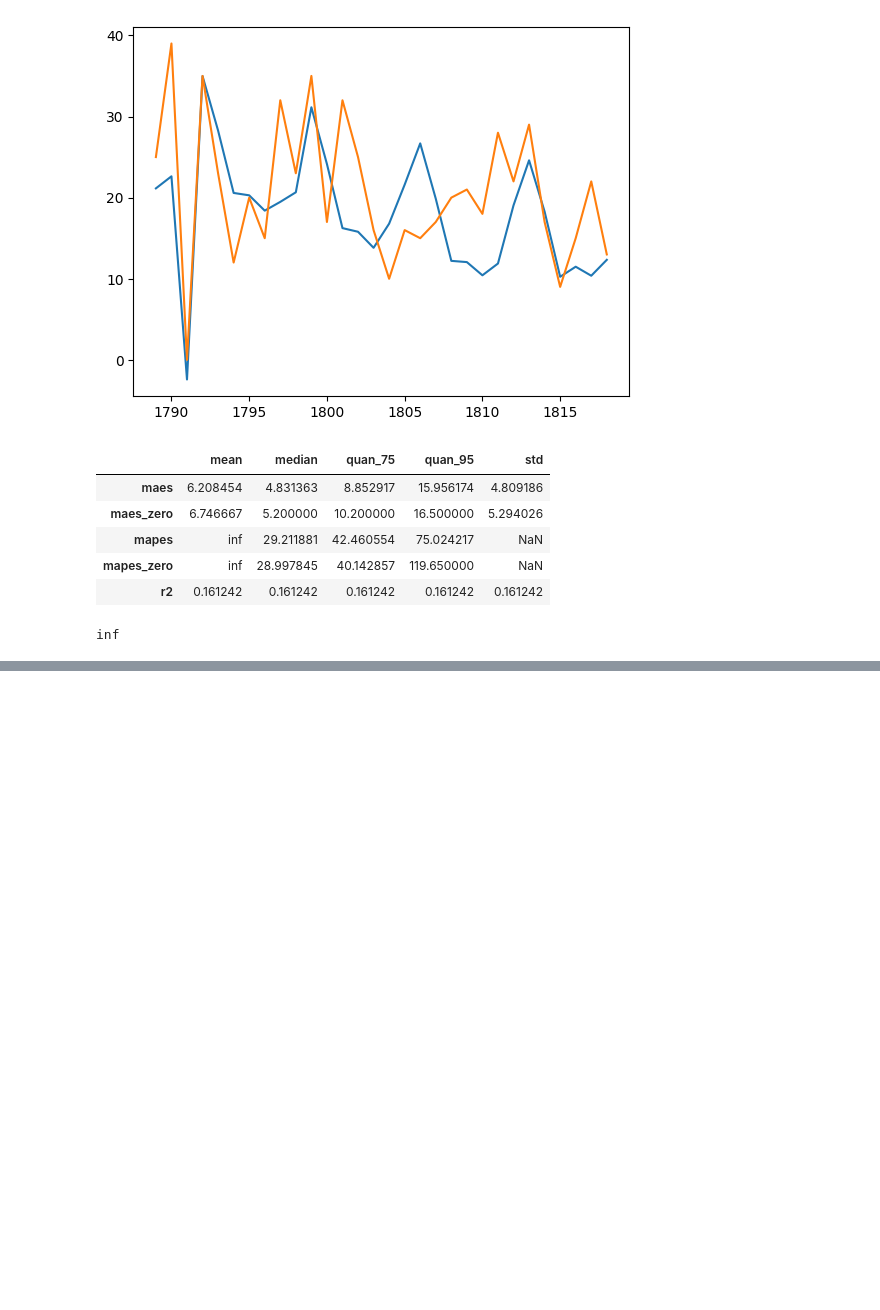
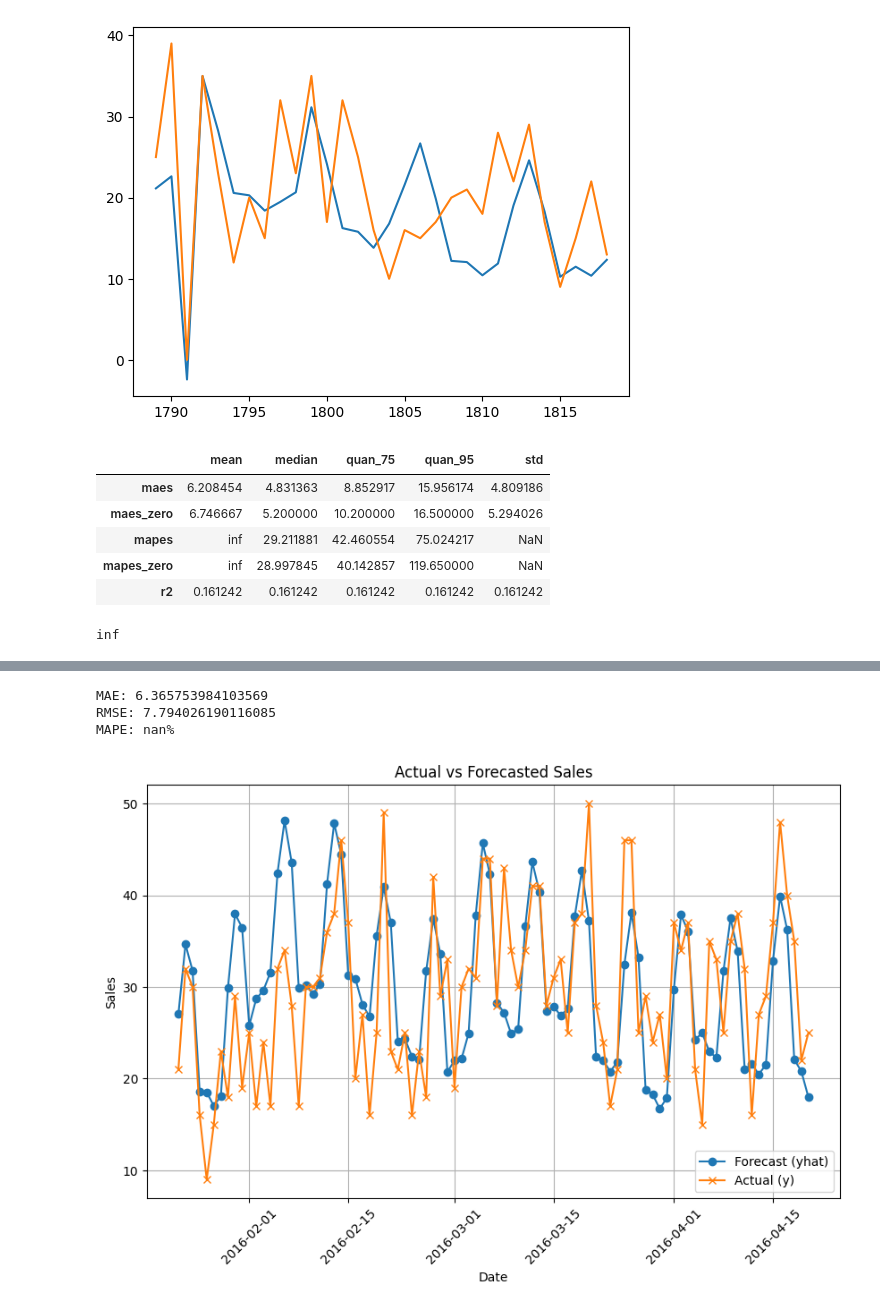
Before and after one commit to muzafarovdan/MyEducation, a Jupyter notebook: TimeSeries/prophet_notebook.ipynb, the cells around one changed output, grey strips where cells are left out. Drawn from its saved outputs; the diff is of its cells as text; code cells hidden in the pictures; blank space fills up the shorter version.

```diff
--- a/TimeSeries/prophet_notebook.ipynb
+++ b/TimeSeries/prophet_notebook.ipynb
@@ -414,0 +428,3 @@ MAPE: 36.03499612925683%
+# %%
+test_sales = pd.read_csv('test data/shop_sales_test.csv')
+calendar_test = pd.read_csv('test data/shop_sales_dates_test.csv')
@@ -414,0 +433,9 @@ MAPE: 36.03499612925683%
+# %%
+ID_ITEM = 'STORE_1_586'
+# %%
+test_store = test_sales[(test_sales['store_id'] == 'STORE_1') & (test_sales['item_id'] == ID_ITEM)]
+test_store = pd.merge(test_store, calendar_test, on='date_id', how='inner')
+test_store = test_store.rename(columns={'date': 'ds', 'cnt': 'y'})
+test_store = test_store[['ds', 'y']]
+test_store['ds'] = pd.to_datetime(test_store['ds'])
+test_store.head(5)
@@ -414,0 +449,2 @@ MAPE: 36.03499612925683%
+# %%
+future = future_quarter
@@ -414,0 +460,40 @@ MAPE: 36.03499612925683%
+# %%
+# Проверка пересечения дат
+common_dates = test_store[test_store['ds'].isin(future['ds'])]
+common_predictions = future[future['ds'].isin(common_dates['ds'])]
+
+# Ensure both DataFrames have the same length
+if len(common_dates) != len(common_predictions):
+    print("Warning: Mismatched lengths between common dates and predictions.")
+    common_dates = common_dates[common_dates['ds'].isin(common_predictions['ds'])]
+    common_predictions = common_predictions[common_predictions['ds'].isin(common_dates['ds'])]
+
+# Sort by date
+common_dates = common_dates.sort_values(by='ds')
+common_predictions = common_predictions.sort_values(by='ds')
+
+# Вычисление метрик
+mae = mean_absolute_error(common_dates['y'], common_predictions['yhat'])
+rmse = np.sqrt(mean_squared_error(common_dates['y'], common_predictions['yhat']))
+mape = np.mean(np.abs((common_dates['y'] - common_predictions['yhat']) / (common_dates['y'] + 0.01))) * 100
+
+print(f'MAE: {mae}')
+print(f'RMSE: {rmse}')
+print(f'MAPE: {mape}%')
+
+# Построение графика
+plt.figure(figsize=(10, 6))
+plt.plot(future['ds'], future['yhat'], marker='o', linestyle='-', label='Forecast (yhat)')
+plt.plot(common_dates['ds'], common_dates['y'], marker='x', linestyle='-', label='Actual (y)')
+plt.title('Actual vs Forecasted Sales')
+plt.xlabel('Date')
+plt.ylabel('Sales')
+plt.grid(True)
+plt.xticks(rotation=45)
+plt.legend()  # Добавляем легенду, чтобы различать наборы данных
+plt.show()
+# %% [output]
+MAE: 6.365753984103569
+RMSE: 7.794026190116085
+MAPE: nan%
+[figure, added]
```
Also changed, not shown: parts of 11 cells of this notebook.
